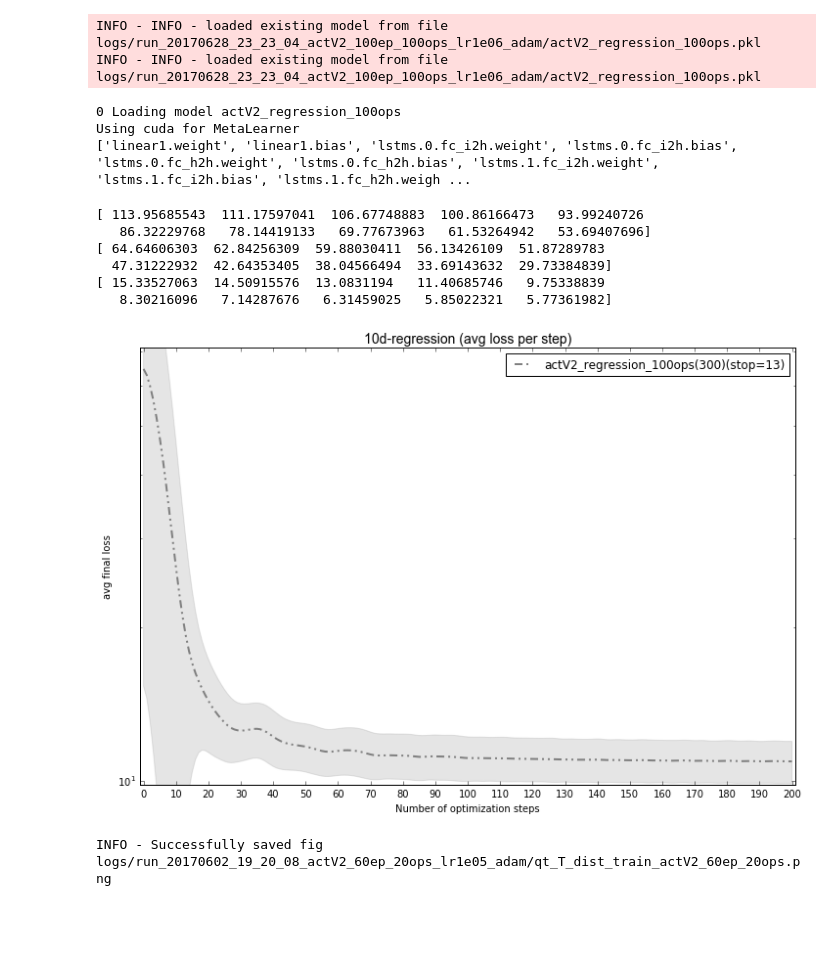
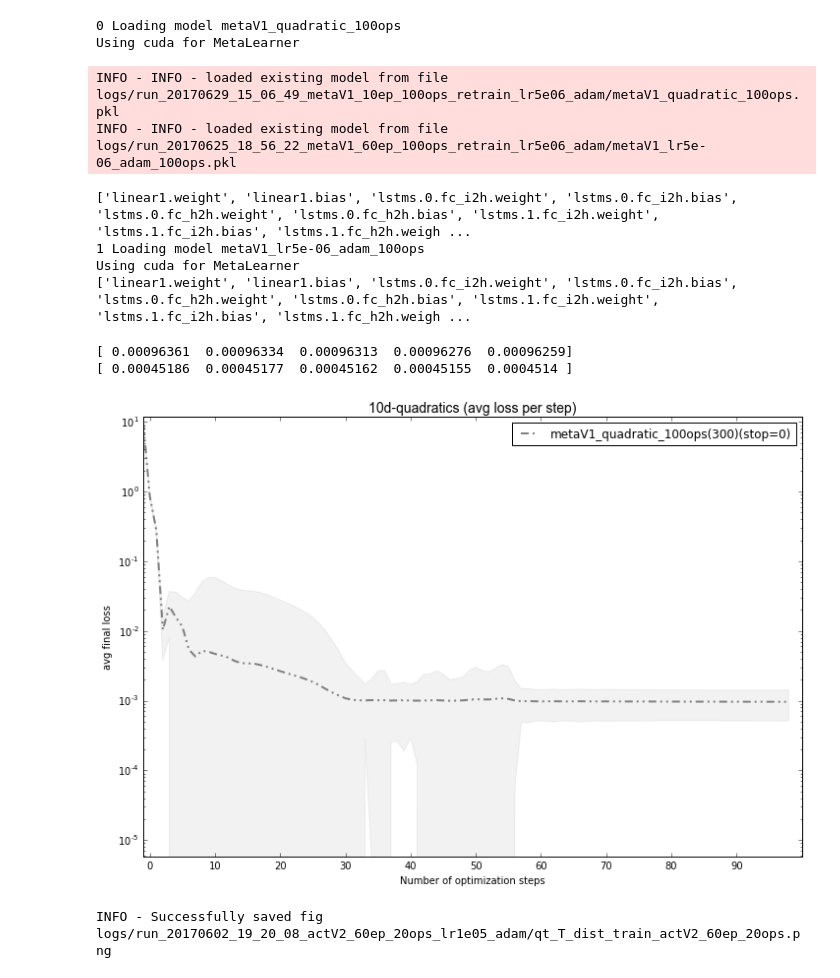
Before and after one commit to toologicbv/meta_learner, a Jupyter notebook: 10d_reg_results_20170623.ipynb, the cells around one changed output. Saved outputs shown, nothing was run; the diff lists cells and outputs as text; code cells hidden in the pictures; blank space fills up the shorter version.

```diff
--- a/10d_reg_results_20170623.ipynb
+++ b/10d_reg_results_20170623.ipynb
@@ -41,12 +41,12 @@ from utils.regression import RegressionFunction, L2LQuadratic
 %load_ext autoreload
 %autoreload 2
 # %%
-expers_to_load = [(False, "run_20170629_09_10_26_metaV1_10ep_100ops_retrain_lr5e06_adam"), # quadratics
-                  (False, "run_20170625_12_36_48_metaV1_60ep_100ops_lr5e06_adam"), # quadratics
+expers_to_load = [(True, "run_20170629_15_06_49_metaV1_10ep_100ops_retrain_lr5e06_adam"), # quadratics
+                  (True, "run_20170625_18_56_22_metaV1_60ep_100ops_retrain_lr5e06_adam"), # quadratics
                   (False, "run_20170627_09_58_35_metaV1_10ep_100ops_lr4e06_adam"),
                   (False, "run_20170627_18_12_50_metaV1_10ep_100ops_retrain_lr1e06_adam"),
                   # ACT V2 model (1 LSTM)
-                  (True, "run_20170628_23_23_04_actV2_100ep_100ops_lr1e06_adam"),
+                  (False, "run_20170628_23_23_04_actV2_100ep_100ops_lr1e06_adam"),
                   (False, "run_20170627_13_59_34_actV2_10ep_100ops_retrain_lr1e06_adam"),
                   (False, "run_20170627_15_46_41_actV2_10ep_100ops_retrain_lr1e06_adam")]
 # %%
@@ -71,29 +71,28 @@ for e, exp_path in enumerate(expers_to_load):
         new_experiments.append(copy.deepcopy(exp))
         new_experiments[-1].reset_val_stats()
 # %% [output]
-INFO - INFO - loaded existing model from file logs/run_20170628_23_23_04_actV2_100ep_100ops_lr1e06_adam/actV2_regression_100ops.pkl
-INFO - INFO - loaded existing model from file logs/run_20170628_23_23_04_actV2_100ep_100ops_lr1e06_adam/actV2_regression_100ops.pkl
+0 Loading model metaV1_quadratic_100ops
+Using cuda for MetaLearner
-0 Loading model actV2_regression_100ops
-Using cuda for MetaLearner
-['linear1.weight', 'linear1.bias', 'lstms.0.fc_i2h.weight', 'lstms.0.fc_i2h.bias', 'lstms.0.fc_h2h.weight', 'lstms.0.fc_h2h.bias', 'lstms.1.fc_i2h.weight', 'lstms.1.fc_i2h.bias', 'lstms.1.fc_h2h.weigh ...
+INFO - INFO - loaded existing model from file logs/run_20170629_15_06_49_metaV1_10ep_100ops_retrain_lr5e06_adam/metaV1_quadratic_100ops.pkl
+INFO - INFO - loaded existing model from file logs/run_20170625_18_56_22_metaV1_60ep_100ops_retrain_lr5e06_adam/metaV1_lr5e-06_adam_100ops.pkl
+['linear1.weight', 'linear1.bias', 'lstms.0.fc_i2h.weight', 'lstms.0.fc_i2h.bias', 'lstms.0.fc_h2h.weight', 'lstms.0.fc_h2h.bias', 'lstms.1.fc_i2h.weight', 'lstms.1.fc_i2h.bias', 'lstms.1.fc_h2h.weigh ...
+1 Loading model metaV1_lr5e-06_adam_100ops
+Using cuda for MetaLearner
+['linear1.weight', 'linear1.bias', 'lstms.0.fc_i2h.weight', 'lstms.0.fc_i2h.bias', 'lstms.0.fc_h2h.weight', 'lstms.0.fc_h2h.bias', 'lstms.1.fc_i2h.weight', 'lstms.1.fc_i2h.bias', 'lstms.1.fc_h2h.weigh ...
 # %%
 # new_exp_only = [new_experiments[1], new_experiments[2], new_experiments[3] ] #, new_experiments[4]]
-best_val_runs, lowest_value = plot_val_result(new_experiments, do_show=True,
+best_val_runs, lowest_value = plot_val_result([new_experiments[0]], do_show=True,
                                               do_save=False,
                                               plot_best=False,
-                                              fig_name="10d_regression_metaV1_actV2",
+                                              fig_name="10d_quadratics_with_stddev",
                                               loss_type="loss",
-                                              max_step=201,
-                                              sort_exper="10d-regression",
+                                              max_step=100,
+                                              sort_exper="10d-quadratics",
                                               log_scale=True)
 # %% [output]
-[ 113.95685543  111.17597041  106.67748883  100.86166473   93.99240726
-   86.32229768   78.14419133   69.77673963   61.53264942   53.69407696]
-[ 64.64606303  62.84256309  59.88030411  56.13426109  51.87289783
-  47.31222932  42.64353405  38.04566494  33.69143632  29.73384839]
-[ 15.33527063  14.50915576  13.0831194   11.40685746   9.75338839
-   8.30216096   7.14287676   6.31459025   5.85022321   5.77361982]
+[ 0.00096361  0.00096334  0.00096313  0.00096276  0.00096259]
+[ 0.00045186  0.00045177  0.00045162  0.00045155  0.0004514 ]
-[figure, old version]
+[figure, new version]
 # %%
 plot_qt_probs(experiments[1], data_set="train", show=True, plot_prior=False, save=True)
 # %% [output]
```
Also changed, not shown: parts of 1 cell of this notebook, 4 other files.
